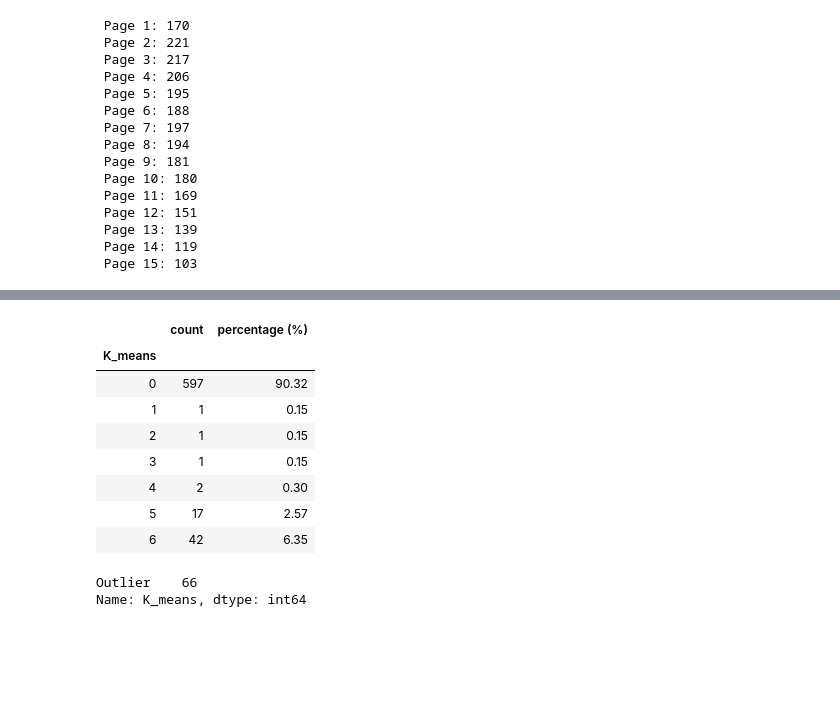
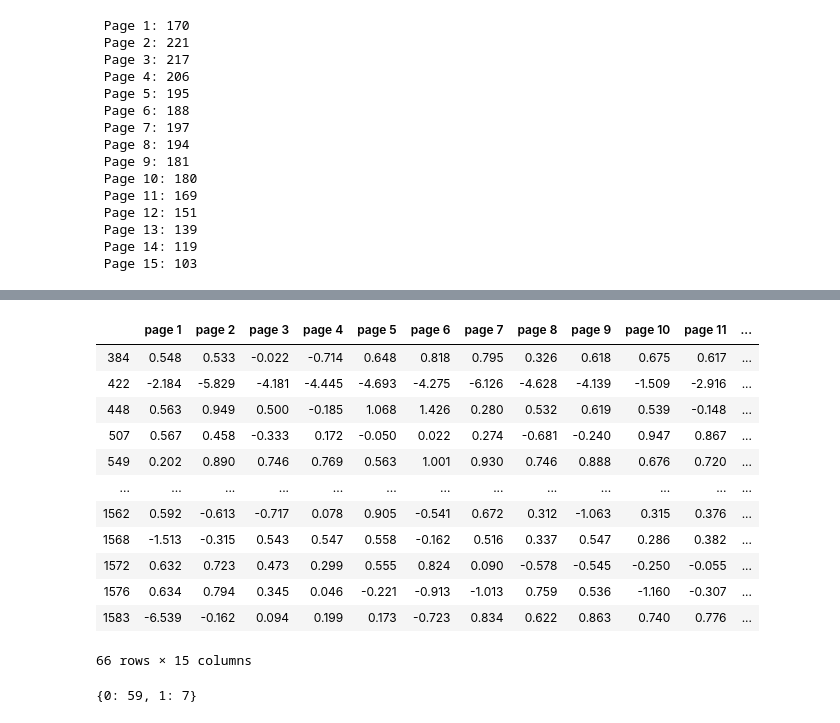
Before and after one commit to dachosen1/Validating-psychometric-survey-responses, a Jupyter notebook: Models/Q1_Mouse Activity/Hidden Markov/Model 1.ipynb, the cells around one changed output, grey strips where cells are left out. Drawn from its saved outputs; the diff is of its cells as text; code cells hidden in the pictures; blank space fills up the shorter version.

```diff
--- a/Models/Q1_Mouse Activity/Hidden Markov/Model 1.ipynb
+++ b/Models/Q1_Mouse Activity/Hidden Markov/Model 1.ipynb
@@ -229,19 +225,0 @@ plt.show()
-# %%
-# calculate distortion for a range of number of cluster
-distortions = []
-for i in range(1, 11):
-    km = KMeans(
-        n_clusters=i, init='random',
-        n_init=10, max_iter=300,
-        tol=1e-04, random_state=0
-    )
-    km.fit(user_fraud_matrix_scaled)
-    distortions.append(km.inertia_)
-
-# plot
-fig = plt.figure(figsize=(16,10))
-plt.plot(range(1, 11), distortions, marker='o')
-plt.xlabel('Number of clusters')
-plt.ylabel('Distortion')
-plt.tight_layout()
-plt.show()
@@ -256,20 +225,0 @@ km_1 = KMeans(
-# %%
-user_fraud_matrix_scaled['K_means']=  km_1.fit_predict(user_fraud_matrix_scaled)
-K_means_ = kmean_prop(user_fraud_matrix_scaled, 'K_means')
-# %%
-K_means_
-# %% [output]
-|  | count | percentage (%) |
-| K_means |  |  |
-| 0 | 597 | 90.32 |
-| 1 | 1 | 0.15 |
-| 2 | 1 | 0.15 |
-| 3 | 1 | 0.15 |
-| 4 | 2 | 0.30 |
-| 5 | 17 | 2.57 |
-| 6 | 42 | 6.35 |
-# %%
-user_fraud_matrix_scaled['K_means'] = np.where(user_fraud_matrix_scaled['K_means'] == 0,'Normal', "Outlier")
-# %% [output]
-Outlier    66
-Name: K_means, dtype: int64
@@ -278,0 +226,16 @@ outlier_users_kmeans = k_means_outlier.index
+# %%
+round(user_fraud_matrix_scaled,3)
+# %% [output]
+|  | page 1 | page 2 | page 3 | page 4 | page 5 | page 6 | page 7 | page 8 | page 9 | page 10 | page 11 | ... |
+| 384 | 0.548 | 0.533 | -0.022 | -0.714 | 0.648 | 0.818 | 0.795 | 0.326 | 0.618 | 0.675 | 0.617 | ... |
+| 422 | -2.184 | -5.829 | -4.181 | -4.445 | -4.693 | -4.275 | -6.126 | -4.628 | -4.139 | -1.509 | -2.916 | ... |
+| 448 | 0.563 | 0.949 | 0.500 | -0.185 | 1.068 | 1.426 | 0.280 | 0.532 | 0.619 | 0.539 | -0.148 | ... |
+| 507 | 0.567 | 0.458 | -0.333 | 0.172 | -0.050 | 0.022 | 0.274 | -0.681 | -0.240 | 0.947 | 0.867 | ... |
+| 549 | 0.202 | 0.890 | 0.746 | 0.769 | 0.563 | 1.001 | 0.930 | 0.746 | 0.888 | 0.676 | 0.720 | ... |
+| ... | ... | ... | ... | ... | ... | ... | ... | ... | ... | ... | ... | ... |
+| 1562 | 0.592 | -0.613 | -0.717 | 0.078 | 0.905 | -0.541 | 0.672 | 0.312 | -1.063 | 0.315 | 0.376 | ... |
+| 1568 | -1.513 | -0.315 | 0.543 | 0.547 | 0.558 | -0.162 | 0.516 | 0.337 | 0.547 | 0.286 | 0.382 | ... |
+| 1572 | 0.632 | 0.723 | 0.473 | 0.299 | 0.555 | 0.824 | 0.090 | -0.578 | -0.545 | -0.250 | -0.055 | ... |
+| 1576 | 0.634 | 0.794 | 0.345 | 0.046 | -0.221 | -0.913 | -1.013 | 0.759 | 0.536 | -1.160 | -0.307 | ... |
+| 1583 | -6.539 | -0.162 | 0.094 | 0.199 | 0.173 | -0.723 | 0.834 | 0.622 | 0.863 | 0.740 | 0.776 | ... |
+66 rows × 15 columns
@@ -278,0 +245,5 @@ outlier_users_kmeans = k_means_outlier.index
+# %%
+unique, counts = np.unique(iforest_1,return_counts=True)
+dict(zip(unique, counts))
+# %% [output]
+{0: 59, 1: 7}
```
Also changed, not shown: parts of 41 cells of this notebook, 6 other files.
